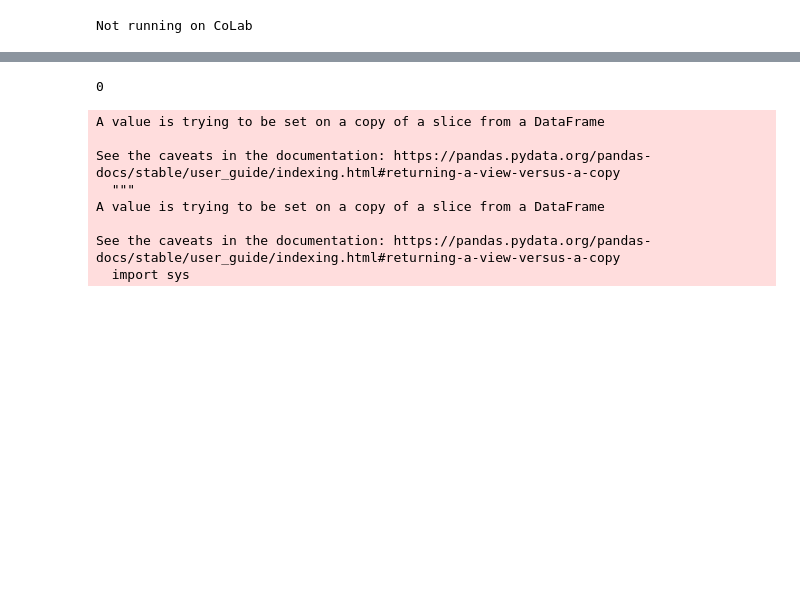
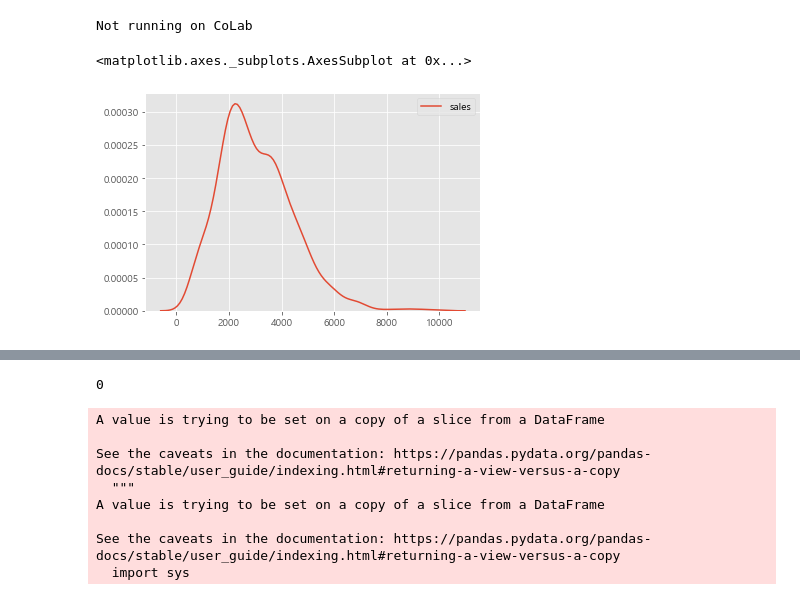
Before and after one commit to bombom93/bigcontest, a Jupyter notebook: inkyun/0924_EDA_unit_price.ipynb, the cells around one changed output, grey strips where cells are left out. Saved outputs shown, nothing was run; the diff lists cells and outputs as text; code cells hidden in the pictures; blank space fills up the shorter version.

```diff
--- a/inkyun/0924_EDA_unit_price.ipynb
+++ b/inkyun/0924_EDA_unit_price.ipynb
@@ -44,3 +44,8 @@ else:
     sum_df = pd.read_csv('c:/bc/sum_df.csv')
 # %% [output]
 Not running on CoLab
+# %%
+sns.kdeplot(sum_df[sum_df.p_group == '농수축'].sales)
+# %% [output]
+<matplotlib.axes._subplots.AxesSubplot at 0x...>
+[figure, added]
```
Also changed, not shown: parts of 3 cells of this notebook.
